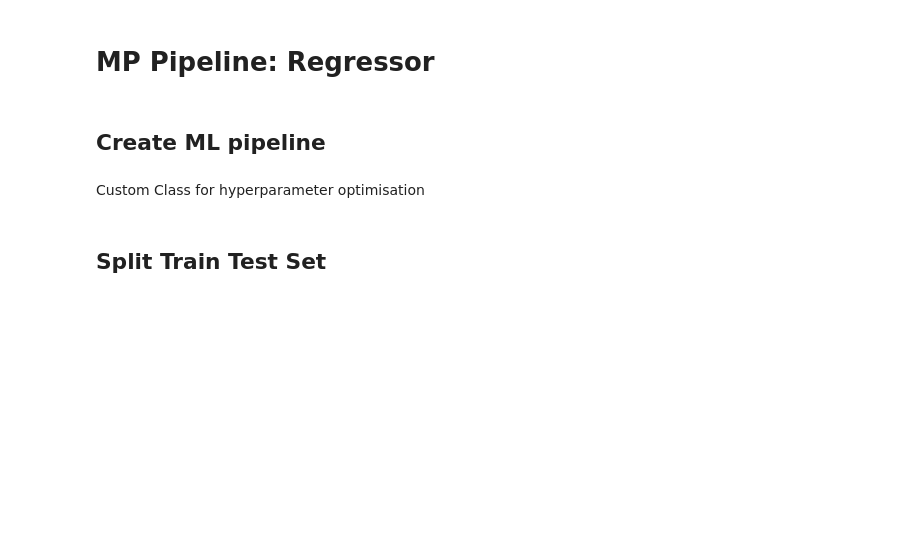
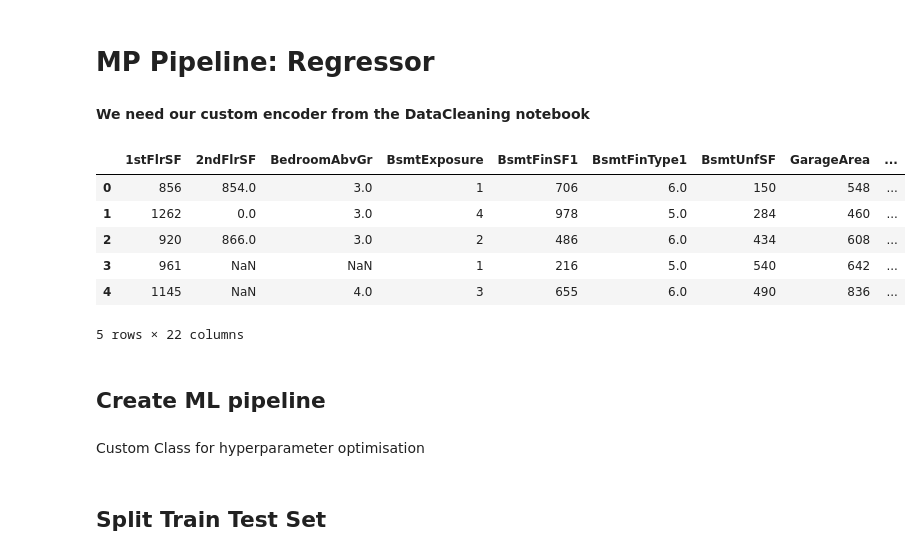
Before and after one commit to iweinacker/Project5_PredictiveAnalytics, a Jupyter notebook: jupyter_notebooks/06 - Modeling and Evaluation - Predict SalePrice-Copy2.ipynb, the cells around one changed output. Saved outputs shown, nothing was run; the diff lists cells and outputs as text; code cells hidden in the pictures; blank space fills up the shorter version.

```diff
--- a/jupyter_notebooks/06 - Modeling and Evaluation - Predict SalePrice-Copy2.ipynb
+++ b/jupyter_notebooks/06 - Modeling and Evaluation - Predict SalePrice-Copy2.ipynb
@@ -94,8 +91,0 @@ for numerical data
-# %%
-from feature_engine.imputation import MeanMedianImputer
-imputer = MeanMedianImputer(imputation_method='median',
-                            variables=['2ndFlrSF' , 'BedroomAbvGr',
-                                       'GarageYrBlt', 'LotFrontage', 'MasVnrArea'])
-
-imputer.fit(df)
-df = imputer.transform(df)
@@ -104,9 +91,0 @@ for categorical data
-# %%
-from feature_engine.imputation import CategoricalImputer
-
-variables_method = ['GarageFinish', 'BsmtFinType1']
-
-imputer = CategoricalImputer(imputation_method='missing',
-                            variables=variables_method)
-imputer.fit(df)
-df = imputer.transform(df)
@@ -115,10 +91,0 @@ df.isnull().sum()
-# %%
-cols = ['2ndFlrSF', 'BedroomAbvGr', 'GarageYrBlt', 'LotFrontage', 'MasVnrArea']
-df[cols] = df[cols].fillna(df[cols].mean())
-
-df.head(3)
-# %%
-cols = ['BsmtFinType1', 'GarageFinish']
-df[cols] = df[cols].fillna('bfill')
-
-df.head(3)
@@ -131,2 +92,19 @@ df_ohe.head(10)
 # %% [markdown]
 # MP Pipeline: Regressor
+# %% [markdown]
+**We need our custom encoder from the DataCleaning notebook**
+# %%
+dic = {'BsmtExposure': {'None': 0, 'No': 1, 'Mn': 2, 'Av': 3, 'Gd': 4}, 'BsmtFinType1': {'None': 0, 'Unf': 1, 'LwQ': 2, 'Rec': 3, 'BLQ': 4, 'ALQ': 5, 'GLQ': 6},
+           'GarageFinish': {'None': 0, 'Unf': 1, 'RFn': 2, 'Fin': 3}, 'KitchenQual': {'Po': 0, 'Fa': 1, 'TA': 2, 'Gd': 3, 'Ex': 4}}
+df2=df.copy()
+for col in df.columns[df.dtypes=='object'].to_list():
+    df2[col] = df2[col].replace(dic[col])
+df2.head()
+# %% [output]
+|  | 1stFlrSF | 2ndFlrSF | BedroomAbvGr | BsmtExposure | BsmtFinSF1 | BsmtFinType1 | BsmtUnfSF | GarageArea | ... |
+| 0 | 856 | 854.0 | 3.0 | 1 | 706 | 6.0 | 150 | 548 | ... |
+| 1 | 1262 | 0.0 | 3.0 | 4 | 978 | 5.0 | 284 | 460 | ... |
+| 2 | 920 | 866.0 | 3.0 | 2 | 486 | 6.0 | 434 | 608 | ... |
+| 3 | 961 | NaN | NaN | 1 | 216 | 5.0 | 540 | 642 | ... |
+| 4 | 1145 | NaN | 4.0 | 3 | 655 | 6.0 | 490 | 836 | ... |
+5 rows × 22 columns
```
Also changed, not shown: parts of 23 cells of this notebook, 7 other files.
